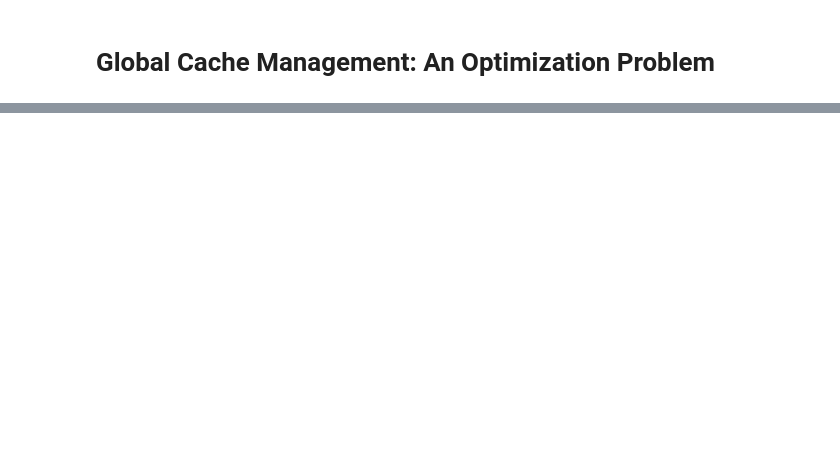
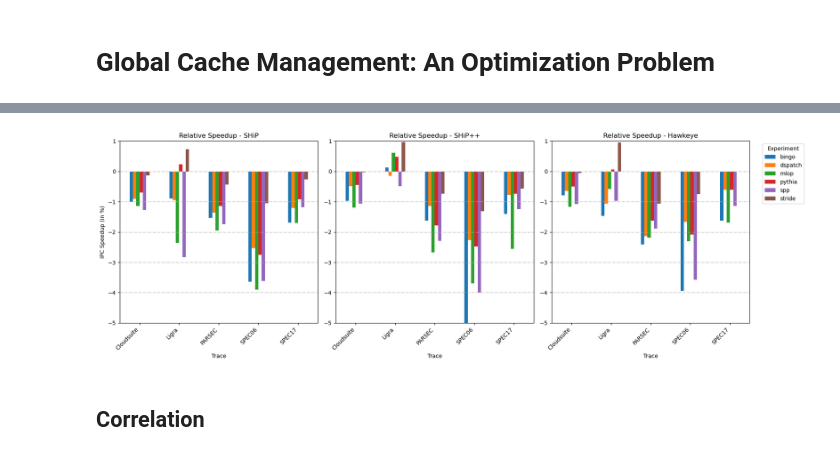
Before and after one commit to nishanthsmurthy24/CacheSim, a Jupyter notebook: experiments/EE8367_Project_1C.ipynb, the cells around one changed output, grey strips where cells are left out. Cells and saved outputs as stored; diff of their text form; code cells hidden in the pictures; blank space fills up the shorter version.

```diff
--- a/experiments/EE8367_Project_1C.ipynb
+++ b/experiments/EE8367_Project_1C.ipynb
@@ -586,0 +333,37 @@ Most influential parameters affecting Core-0_IPC:
+# %%
+fig, axs = plt.subplots(1, 3, figsize=(18, 6))  # Creating subplots with 2 rows and 1 column
+
+# Plotting for SHiP
+ship_relative_pivot.plot(kind='bar', ax=axs[0])
+axs[0].set_title('Relative Speedup - SHiP')
+axs[0].set_ylabel('IPC Speedup (in %)')
+axs[0].set_xticklabels(ship_relative_pivot.index, rotation=45, ha='right')
+axs[0].grid(axis='y', linestyle='-.')
+axs[0].set_ylim(-5.0, 1.0)
+
+# Move legend outside
+axs[0].legend().set_visible(False)
+
+# Plotting for SHiP++
+ship_pp_relative_pivot.plot(kind='bar', ax=axs[1])
+axs[1].set_title('Relative Speedup - SHiP++')
+axs[1].set_xticklabels(ship_pp_relative_pivot.index, rotation=45, ha='right')
+axs[1].grid(axis='y', linestyle='-.')
+axs[1].set_ylim(-5.0, 1.0)
+
+# Move legend outside
+axs[1].legend().set_visible(False)
+
+# Plotting for Hawkeye
+hawkeye_relative_pivot.plot(kind='bar', ax=axs[2])
+axs[2].set_title('Relative Speedup - Hawkeye')
+axs[2].set_xticklabels(hawkeye_relative_pivot.index, rotation=45, ha='right')
+axs[2].grid(axis='y', linestyle='-.')
+axs[2].set_ylim(-5.0, 1.0)
+
+axs[2].legend(title='Experiment', bbox_to_anchor=(1.05, 1), loc='upper left')
+
+plt.tight_layout()
+plt.show()
+# %% [output]
+[figure, added]
@@ -586,0 +389,2 @@ Most influential parameters affecting Core-0_IPC:
+# %% [markdown]
+## Correlation
```
Also changed, not shown: parts of 34 cells of this notebook.
